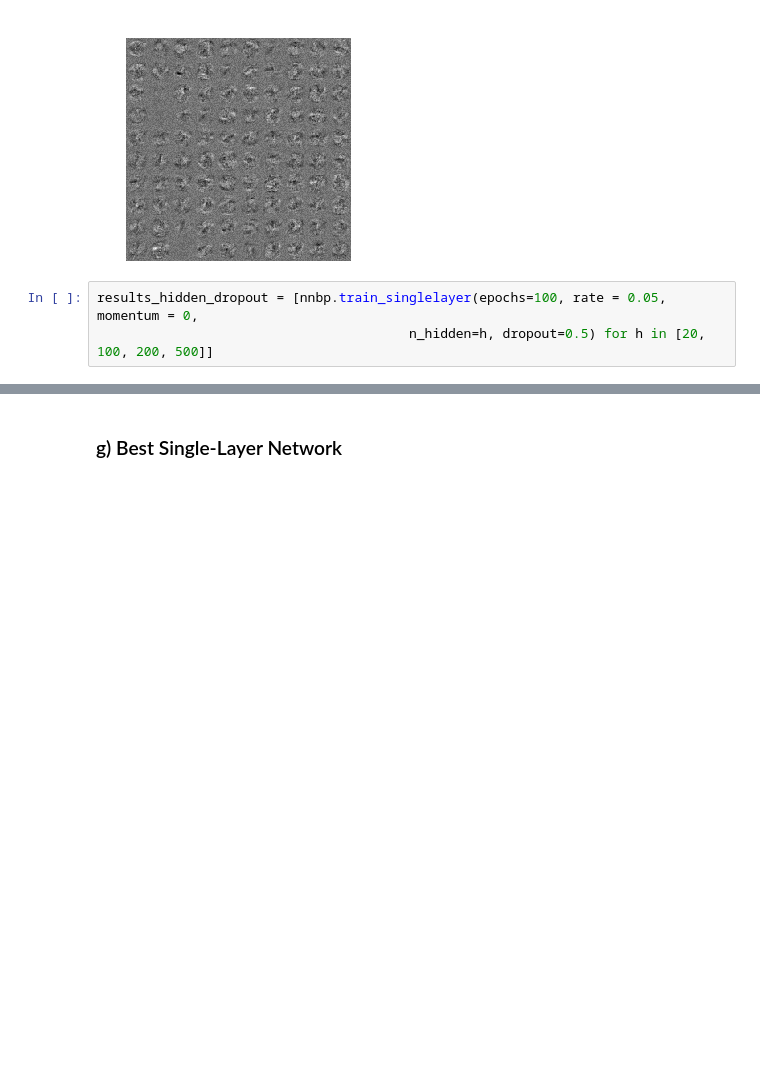
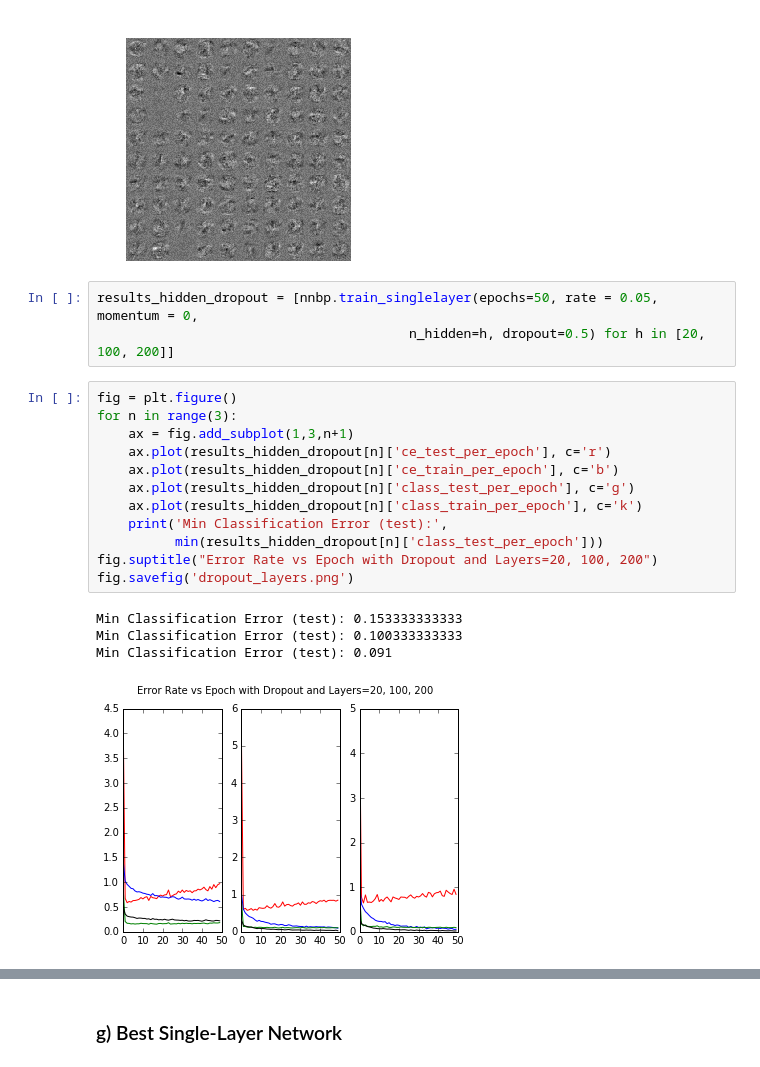
Before and after one commit to sjobeek/deeplearning_cmu, a Jupyter notebook: hw1_backprop/hw1_code_submission.ipynb, the cells around one changed output, grey strips where cells are left out. Drawn from its saved outputs; the diff is of its cells as text; blank space fills up the shorter version.

```diff
--- a/hw1_backprop/hw1_code_submission.ipynb
+++ b/hw1_backprop/hw1_code_submission.ipynb
@@ -157,5 +160,22 @@ fig = nnbp.plot_100(dropout_result['W1'])
 # %% [output]
 [figure]
 # %%
-results_hidden_dropout = [nnbp.train_singlelayer(epochs=100, rate = 0.05, momentum = 0,
-                                        n_hidden=h, dropout=0.5) for h in [20, 100, 200, 500]]
+results_hidden_dropout = [nnbp.train_singlelayer(epochs=50, rate = 0.05, momentum = 0,
+                                        n_hidden=h, dropout=0.5) for h in [20, 100, 200]]
+# %%
+fig = plt.figure()
+for n in range(3):
+    ax = fig.add_subplot(1,3,n+1)
+    ax.plot(results_hidden_dropout[n]['ce_test_per_epoch'], c='r')
+    ax.plot(results_hidden_dropout[n]['ce_train_per_epoch'], c='b')
+    ax.plot(results_hidden_dropout[n]['class_test_per_epoch'], c='g')
+    ax.plot(results_hidden_dropout[n]['class_train_per_epoch'], c='k')
+    print('Min Classification Error (test):',
+          min(results_hidden_dropout[n]['class_test_per_epoch']))
+fig.suptitle("Error Rate vs Epoch with Dropout and Layers=20, 100, 200")
+fig.savefig('dropout_layers.png')
+# %% [output]
+Min Classification Error (test): 0.153333333333
+Min Classification Error (test): 0.100333333333
+Min Classification Error (test): 0.091
+[figure, added]
```
Also changed, not shown: parts of 10 cells of this notebook, 23 other files.
